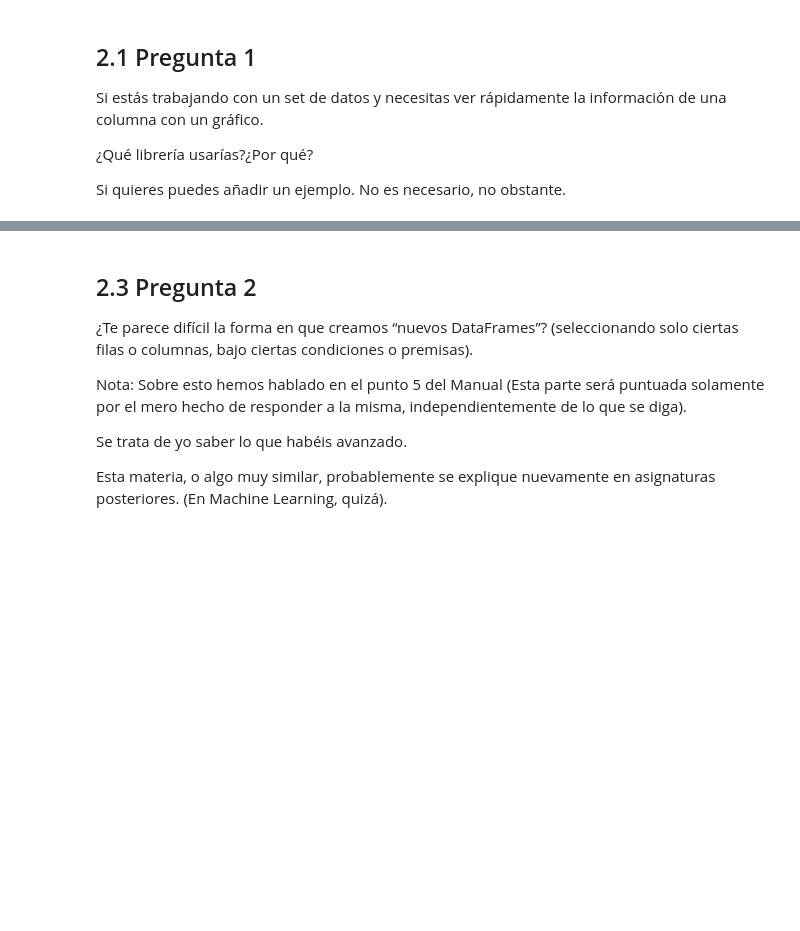
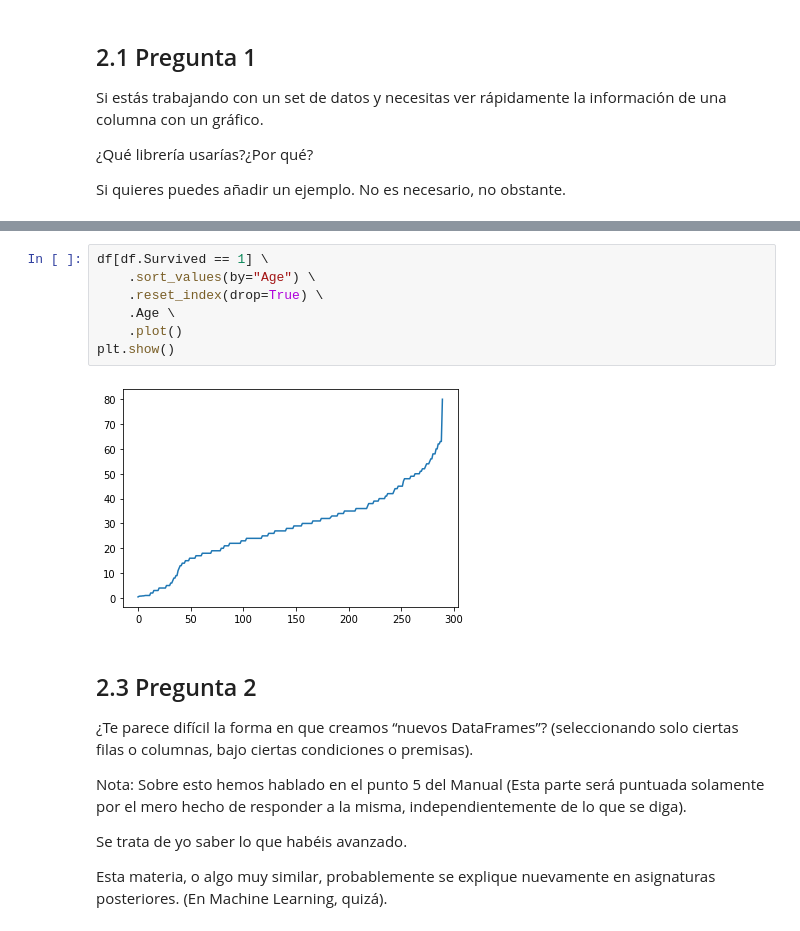
Before and after one commit to soytupadrrre/Master_Python_Eip, a Jupyter notebook: fundamentos_bigdata/fbd4.ipynb, the cells around one changed output, grey strips where cells are left out. Drawn from its saved outputs; the diff is of its cells as text; blank space fills up the shorter version.

```diff
--- a/fundamentos_bigdata/fbd4.ipynb
+++ b/fundamentos_bigdata/fbd4.ipynb
@@ -674,3 +676,12 @@ Utilizaría la librería de Seaborn, porque contempla muchos más gráficos que
+# %%
+df[df.Survived == 1] \
+    .sort_values(by="Age") \
+    .reset_index(drop=True) \
+    .Age \
+    .plot()
+plt.show()
+# %% [output]
+[figure, added]
 # %% [markdown]
 ## 2.3 Pregunta 2 <a class="anchor" id="23-pregunta-2"></a>
 ¿Te parece difícil la forma en que creamos “nuevos DataFrames”? (seleccionando solo ciertas filas o columnas, bajo ciertas condiciones o premisas).
```
Also changed, not shown: parts of 4 cells of this notebook, 1 other file.
